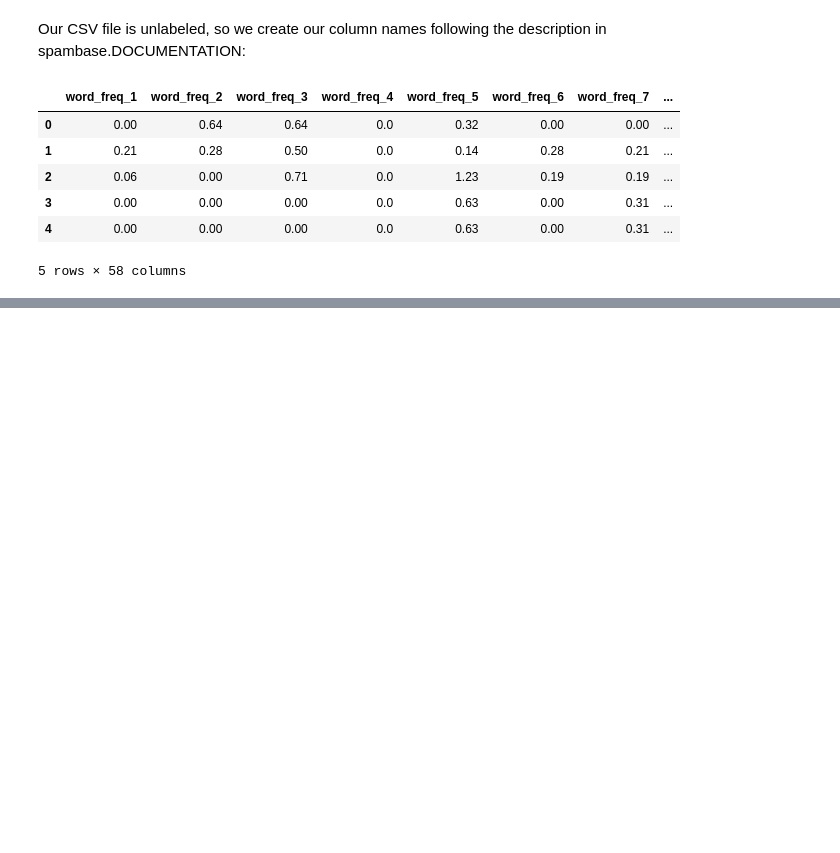
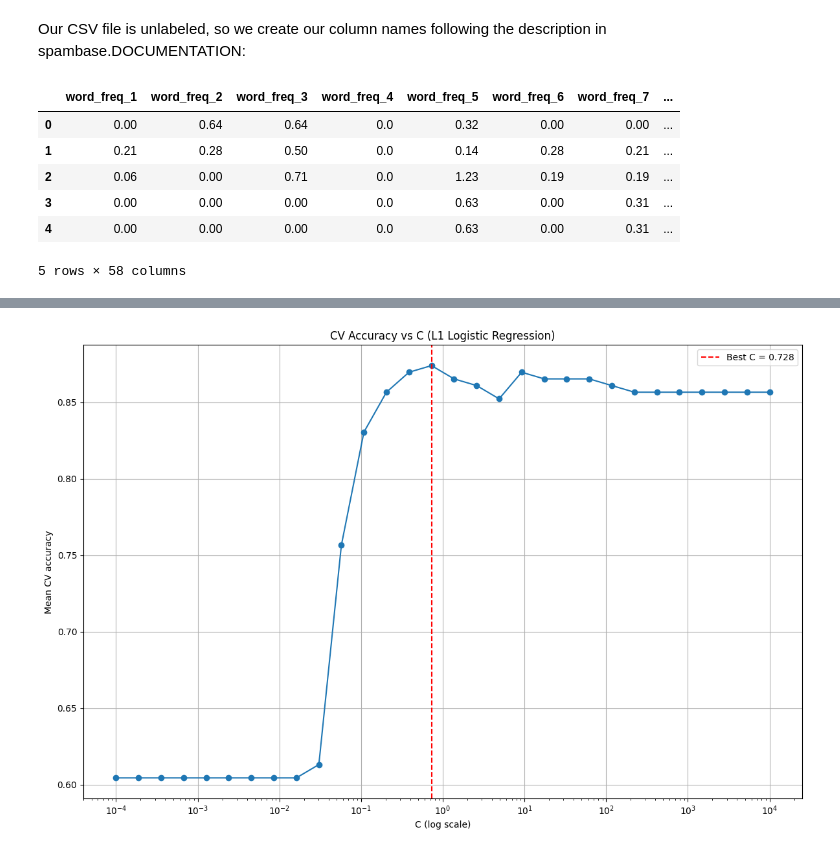
Before and after one commit to johnnyd212/comp551-assignment-2, a Jupyter notebook: notebooks/analysis.ipynb, the cells around one changed output, grey strips where cells are left out. Saved outputs shown, nothing was run; the diff lists cells and outputs as text; code cells hidden in the pictures; blank space fills up the shorter version.

```diff
--- a/notebooks/analysis.ipynb
+++ b/notebooks/analysis.ipynb
@@ -29,0 +151,29 @@ df.head()
+# %%
+from sklearn.linear_model import LogisticRegressionCV
+from sklearn.model_selection import StratifiedKFold
+
+cv = StratifiedKFold(n_splits=5, shuffle=True, random_state=RANDOM_SEED)
+
+# Logistic Regression with built-in cross-validation
+lrcv = LogisticRegressionCV(
+    Cs=Cs,
+    cv=cv,
+    penalty="l1",
+    solver="saga",
+    scoring="accuracy",
+    max_iter=5000,
+    tol=1e-4,
+    fit_intercept=True,
+    n_jobs=-1,
+    random_state=RANDOM_SEED
+)
+
+# Fit the model on training data
+lrcv.fit(X_train, y_train)
+
+class_label = list(lrcv.scores_.keys())[0]
+cv_scores = lrcv.scores_[class_label]
+mean_cv_acc = cv_scores.mean(axis=0)
+
+# Best C selected by cross-validation
+best_C = float(lrcv.C_[0])
@@ -29,0 +187,15 @@ df.head()
+# %%
+# Plot
+plt.figure(figsize=(12,8))
+plt.plot(Cs, mean_cv_acc, marker="o")
+plt.xscale("log")
+plt.xlabel("C (log scale)")
+plt.ylabel("Mean CV accuracy")
+plt.title("CV Accuracy vs C (L1 Logistic Regression)")
+plt.axvline(best_C, linestyle="--", color='red', label=f'Best C = {best_C:.3f}')
+plt.legend()
+plt.grid(True)
+plt.tight_layout()
+plt.show()
+# %% [output]
+[figure, added]
```
Also changed, not shown: parts of 15 cells of this notebook.
